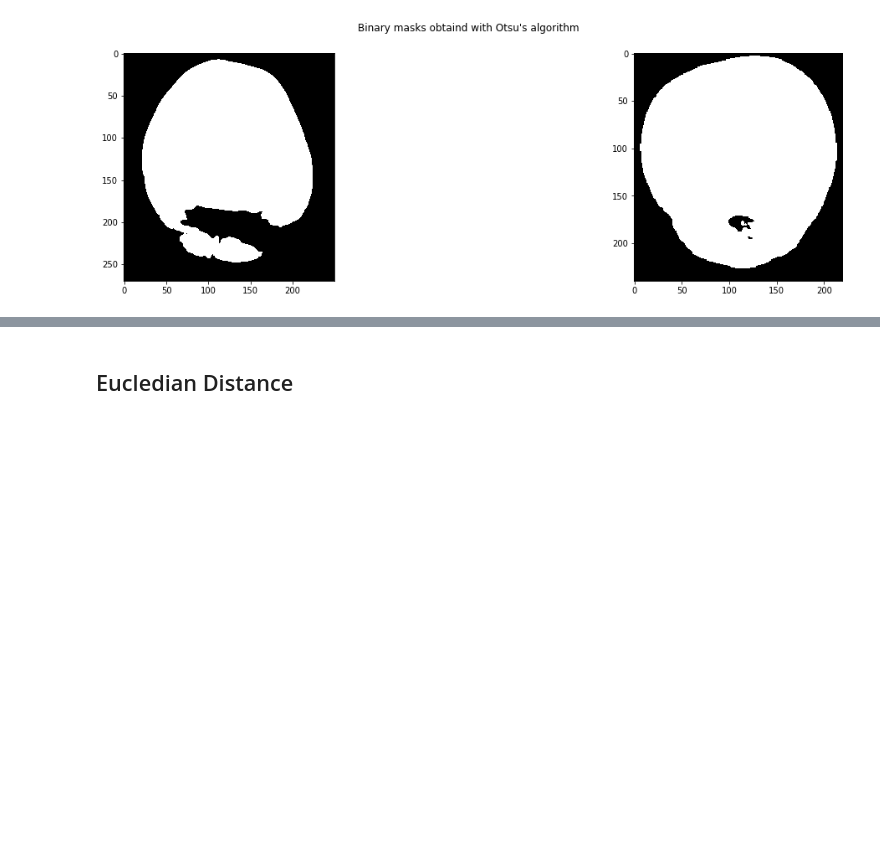
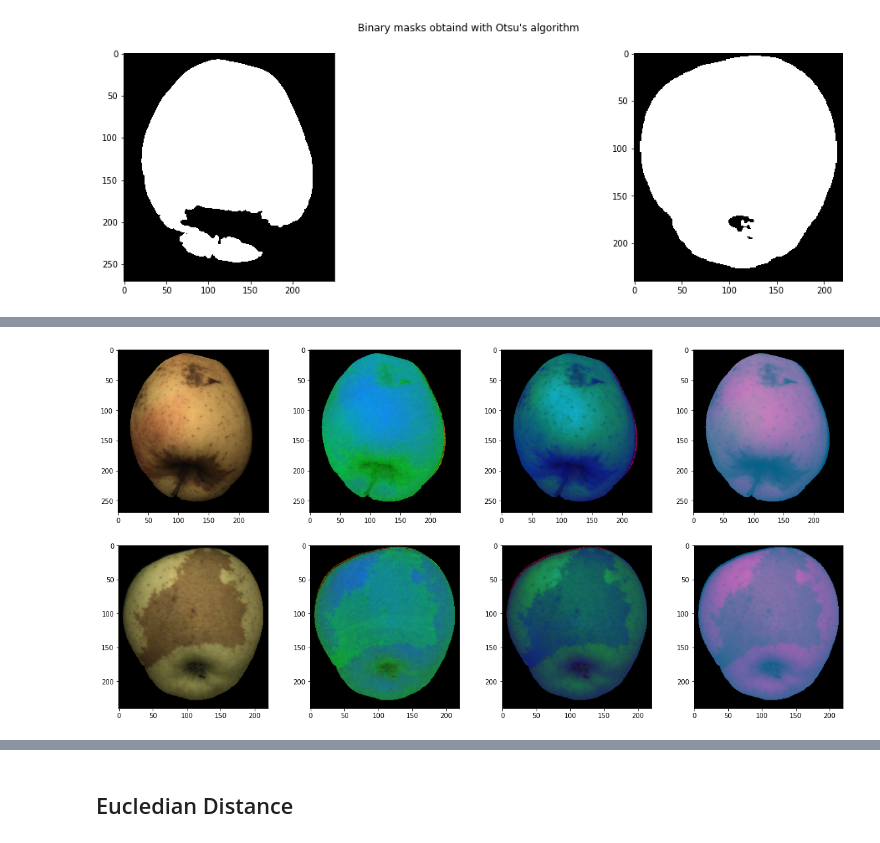
Before and after one commit to valentinaboriano/Computer-Vision, a Jupyter notebook: fruit_inspection.ipynb, the cells around one changed output, grey strips where cells are left out. Cells and saved outputs as stored; diff of their text form; code cells hidden in the pictures; blank space fills up the shorter version.

```diff
--- a/fruit_inspection.ipynb
+++ b/fruit_inspection.ipynb
@@ -602,0 +306,16 @@ plt.show()
+# %%
+# (0,0,0) remains (0,0,0) in every color space, but in LUV, so we need to re-apply the mask to the LUV images:
+for i in range(N2):
+    for j in range(img_bgr.shape[2]):
+        colored_images[i][3][:,:,j] *= ff_masks2[i]
+
+# Plot everything again
+pos = 1
+plt.figure(figsize=(20, 10))
+for i in range(N2):
+    for j in range(n_spaces):
+        plt.subplot(N2, n_spaces, pos)
+        pos+= 1
+        plt.imshow(colored_images[i][j])
+# %% [output]
+[figure, added]
```
Also changed, not shown: parts of 19 cells of this notebook.
